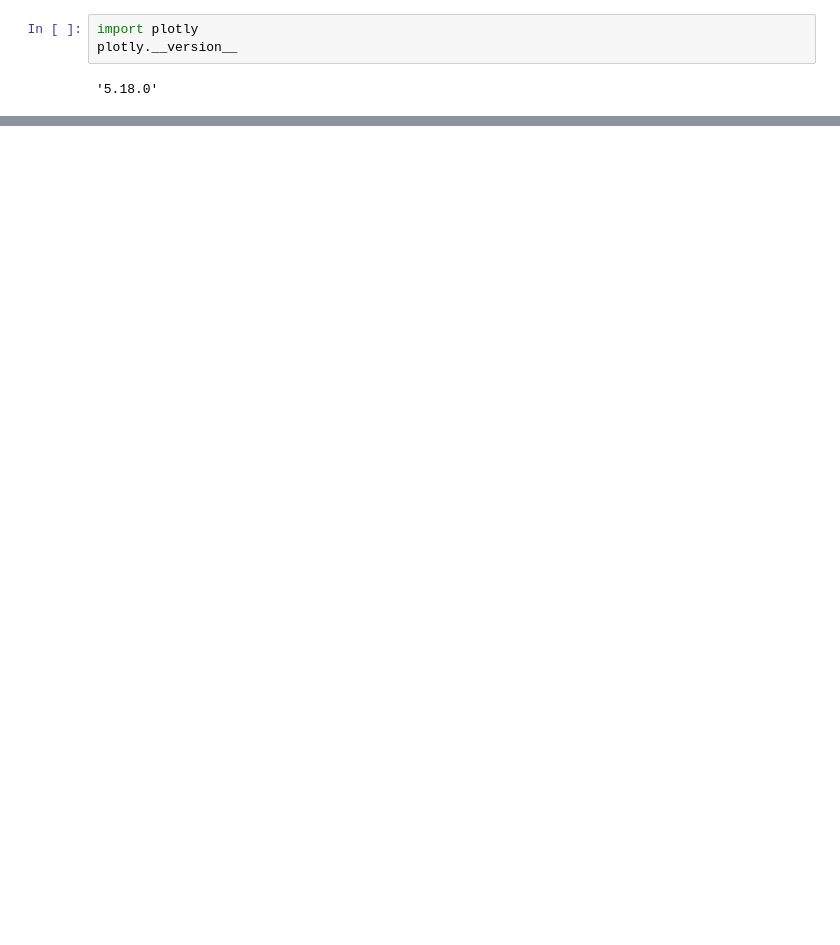
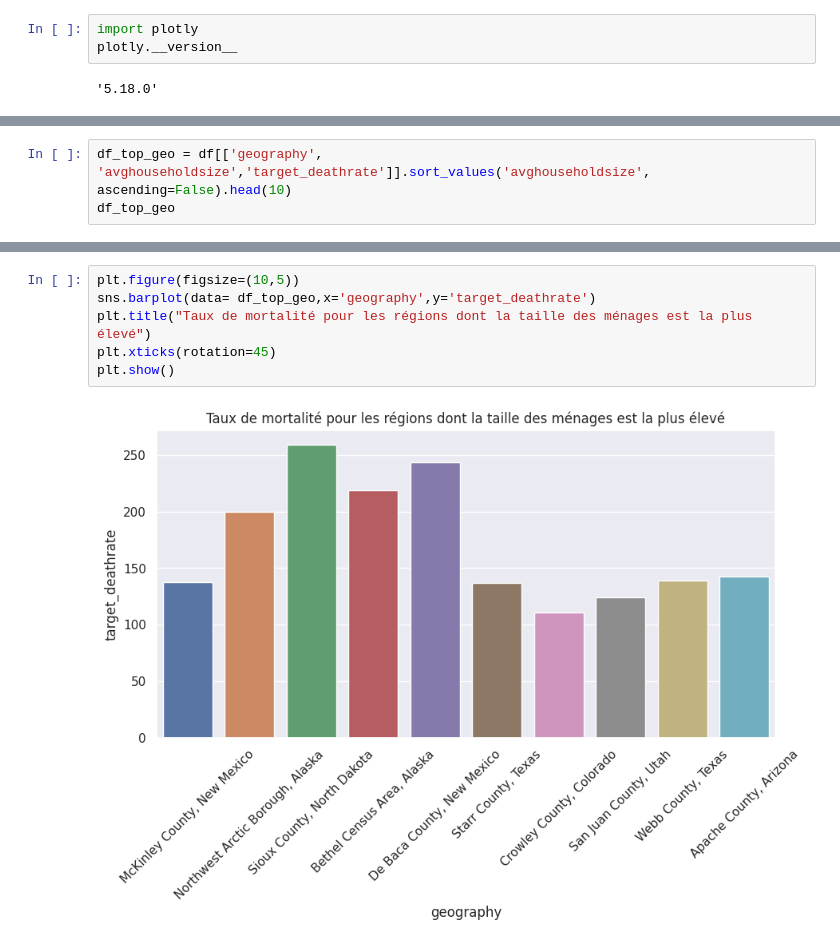
Before and after one commit to Hajoura91coding/Prediction_cancer_death_usa, a Jupyter notebook: cancer-data-usa-analysis-prediction.ipynb, the cells around one changed output, grey strips where cells are left out. Saved outputs shown, nothing was run; the diff lists cells and outputs as text; blank space fills up the shorter version.

Commit message:
Kaggle Notebook | Cancer_data_USA_Analysis_prediction | Version 7

```diff
--- a/cancer-data-usa-analysis-prediction.ipynb
+++ b/cancer-data-usa-analysis-prediction.ipynb
@@ -299,3 +304,6 @@ fig = px.choropleth(df,
 fig.show()
 # %% [output]
 [interactive output not drawn]
+# %%
+df_top_geo = df[['geography', 'avghouseholdsize','target_deathrate']].sort_values('avghouseholdsize', ascending=False).head(10)
+df_top_geo
@@ -301,0 +322,8 @@ fig.show()
+# %%
+plt.figure(figsize=(10,5))
+sns.barplot(data= df_top_geo,x='geography',y='target_deathrate')
+plt.title("Taux de mortalité pour les régions dont la taille des ménages est la plus élevé")
+plt.xticks(rotation=45)
+plt.show()
+# %% [output]
+[figure, added]
```
Also changed, not shown: parts of 20 cells of this notebook.
